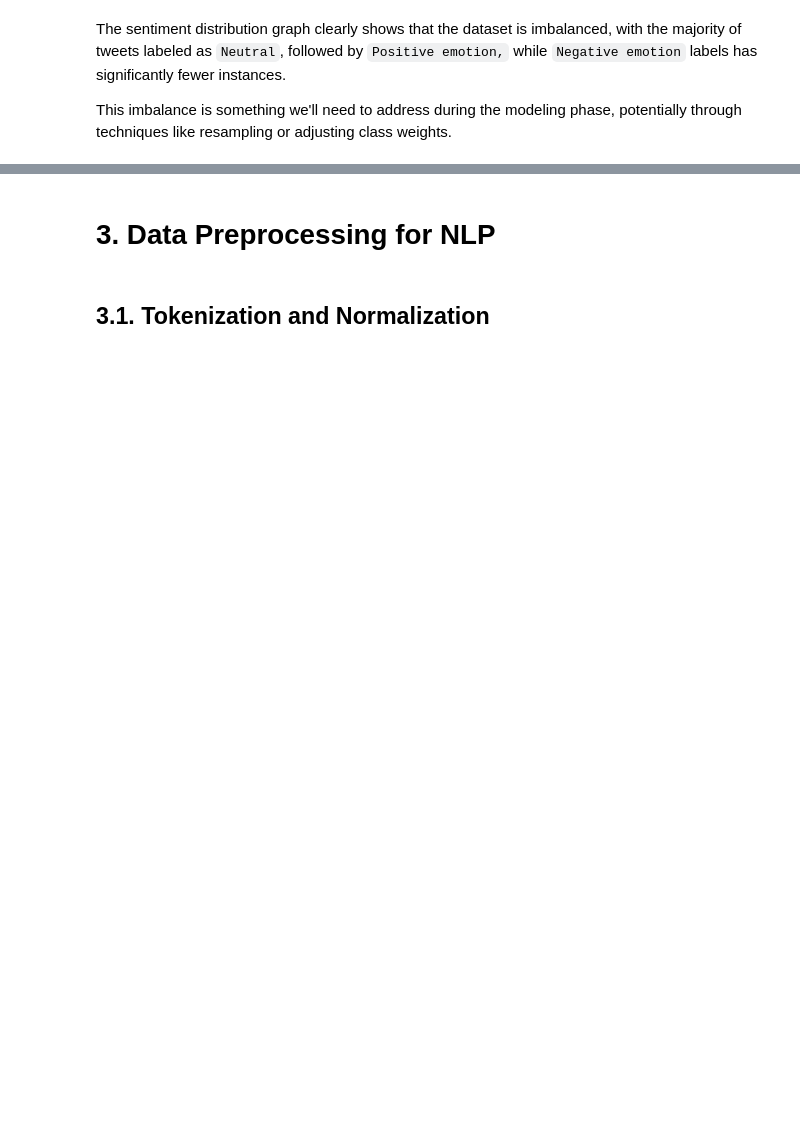
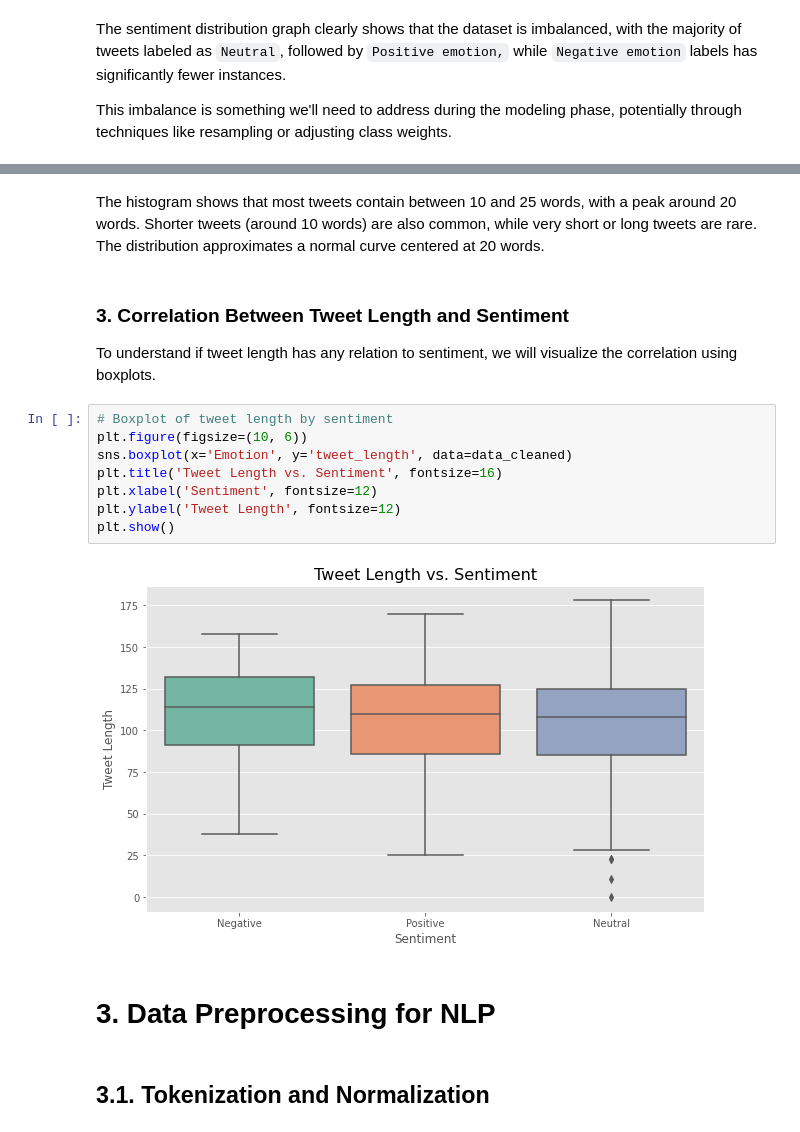
Before and after one commit to MONISH254/Twitter_Sentiment_Analysis, a Jupyter notebook: NLP Sentiment Analysis.ipynb, the cells around one changed output, grey strips where cells are left out. Drawn from its saved outputs; the diff is of its cells as text; blank space fills up the shorter version.

```diff
--- a/NLP Sentiment Analysis.ipynb
+++ b/NLP Sentiment Analysis.ipynb
@@ -326,3 +367,18 @@ This imbalance is something we'll need to address during the modeling phase, pot
+# %% [markdown]
+The histogram shows that most tweets contain between 10 and 25 words, with a peak around 20 words. Shorter tweets (around 10 words) are also common, while very short or long tweets are rare. The distribution approximates a normal curve centered at 20 words.
+# %% [markdown]
+### 3. Correlation Between Tweet Length and Sentiment
+To understand if tweet length has any relation to sentiment, we will visualize the correlation using boxplots.
+# %%
+# Boxplot of tweet length by sentiment
+plt.figure(figsize=(10, 6))
+sns.boxplot(x='Emotion', y='tweet_length', data=data_cleaned)
+plt.title('Tweet Length vs. Sentiment', fontsize=16)
+plt.xlabel('Sentiment', fontsize=12)
+plt.ylabel('Tweet Length', fontsize=12)
+plt.show()
+# %% [output]
+[figure, added]
 # %% [markdown]
 # 3. Data Preprocessing for NLP
 # %% [markdown]
```
Also changed, not shown: parts of 41 cells of this notebook, 1 other file.
